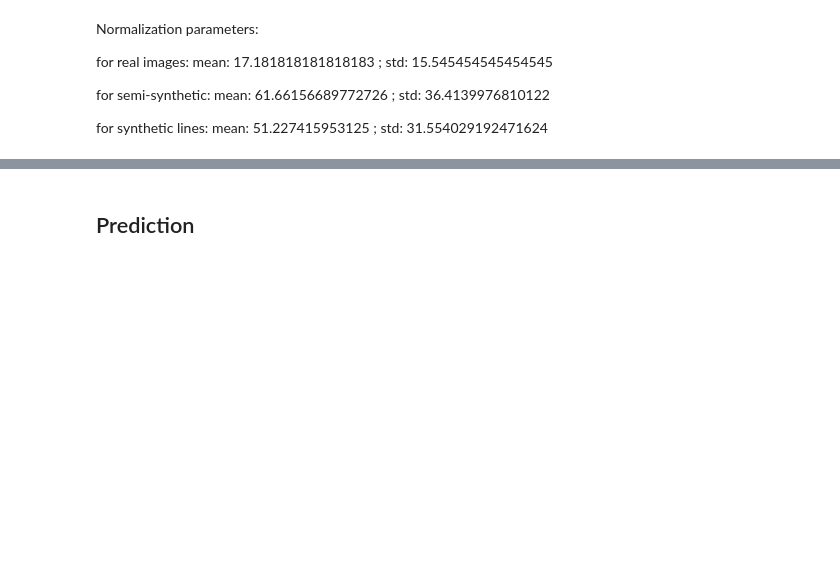
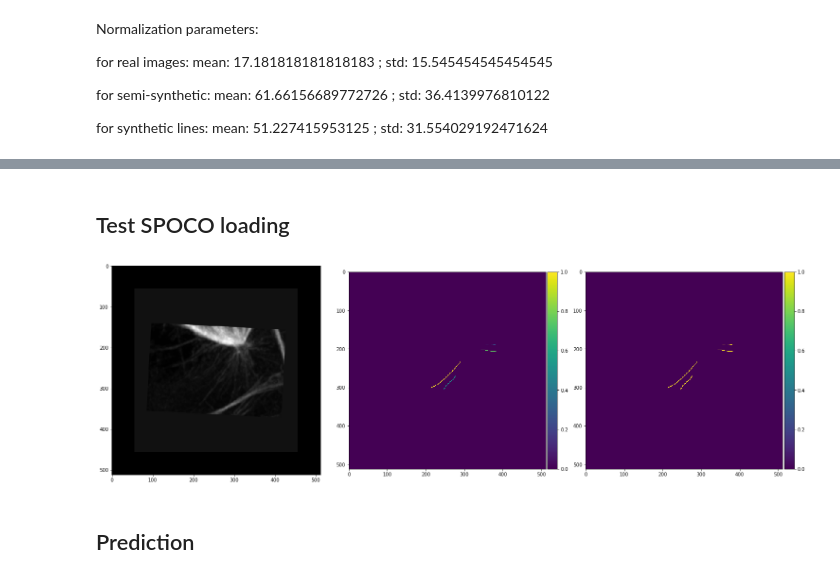
Before and after one commit to amedyukhina/trace-net, a Jupyter notebook: test_loading_and_prediction.ipynb, the cells around one changed output, grey strips where cells are left out. Cells and saved outputs as stored; diff of their text form; code cells hidden in the pictures; blank space fills up the shorter version.

Commit message:
test instance sampling

```diff
--- a/test_loading_and_prediction.ipynb
+++ b/test_loading_and_prediction.ipynb
@@ -58,3 +58,19 @@ img_gt = plot_keypoints(imgs1[ind][0], targets['keypoints'][ind], targets['point
+# %% [markdown]
+## Test SPOCO loading
+# %%
+transform = A.Compose([], keypoint_params=A.KeypointParams(format='yx',
+                                                           label_fields=['point_labels'],
+                                                           remove_invisible=True))
+train_dl, val_dl = get_loaders(data_dir, train_dir=train_dir, val_dir=val_dir,
+                               img_dir=img_dir, gt_dir=gt_dir, batch_size=bs,
+                               train_transform=transform,
+                               mean_std=mean_std, shuffle=False, instance_ratio=0.2)
+# %%
+imgs1, imgs2, targets = next(iter(train_dl));
+# %%
+show_imgs([imgs1[ind][0], targets['labeled_mask'][ind], targets['mask'][ind]], s=7)
+# %% [output]
+[figure, added]
 # %% [markdown]
 ## Prediction
 # %%
```
Also changed, not shown: parts of 3 cells of this notebook.
